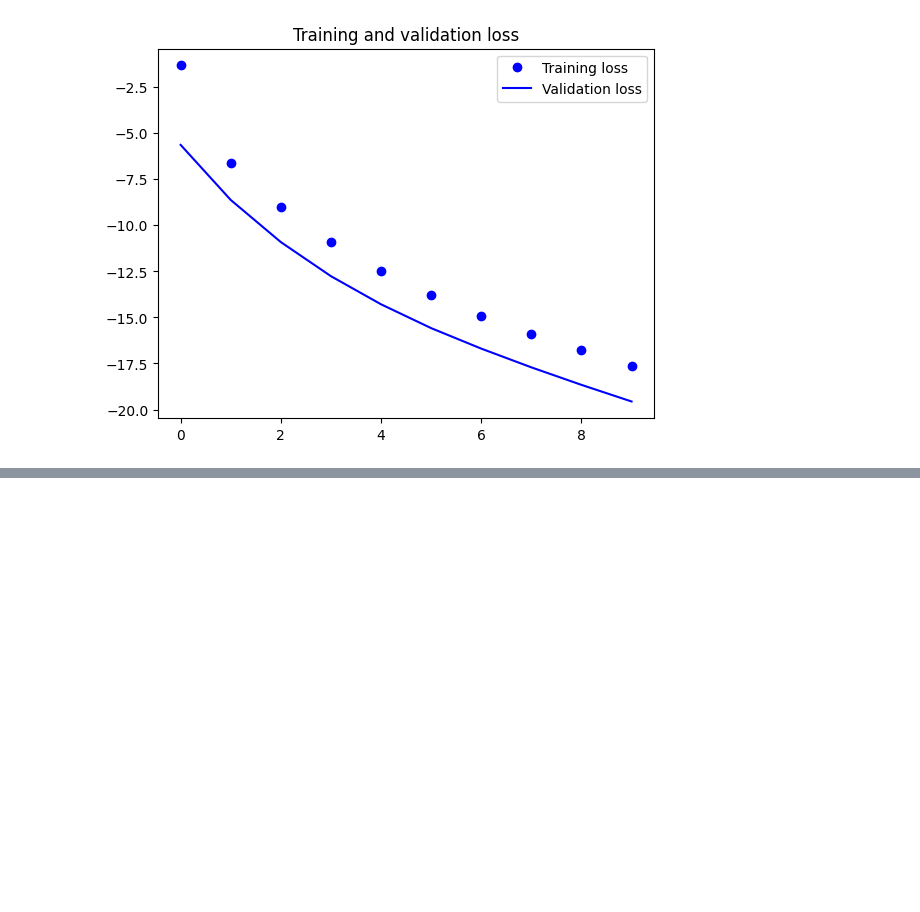
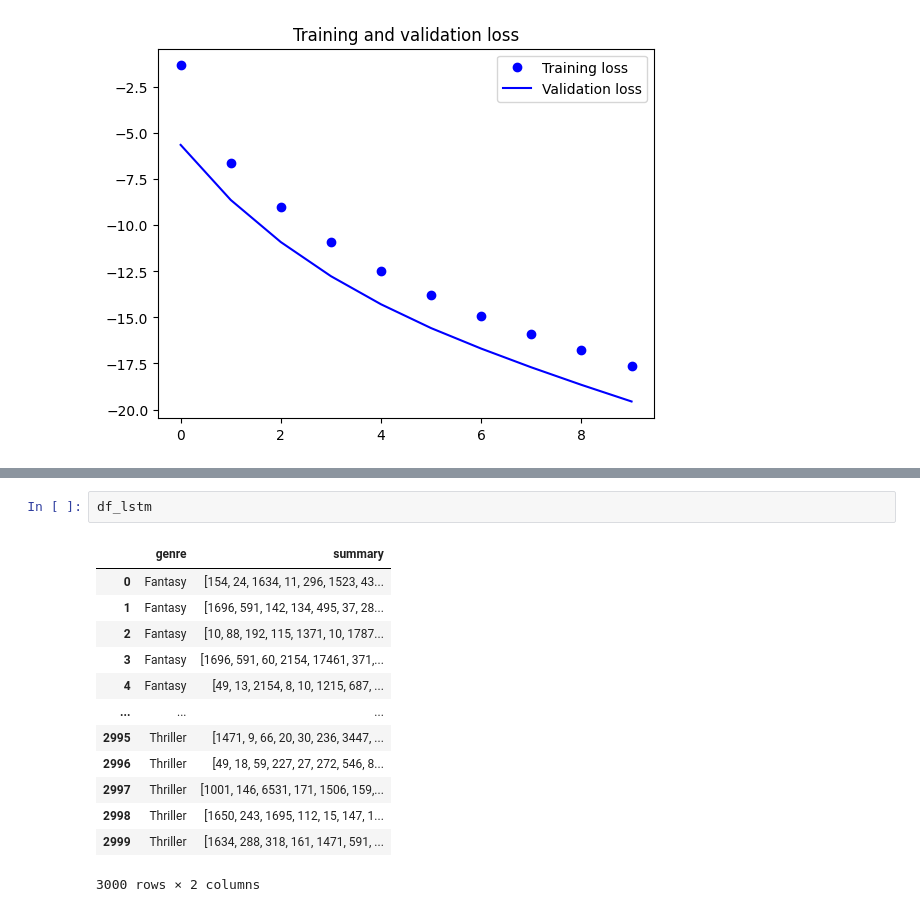
Before and after one commit to Lawrence4U/BookGenreDetector, a Jupyter notebook: src/bookGenreDetector.ipynb, the cells around one changed output, grey strips where cells are left out. Cells and saved outputs as stored; diff of their text form; blank space fills up the shorter version.

```diff
--- a/src/bookGenreDetector.ipynb
+++ b/src/bookGenreDetector.ipynb
@@ -588,0 +618,16 @@ plt.show()
+# %%
+df_lstm
+# %% [output]
+|  | genre | summary |
+| 0 | Fantasy | [154, 24, 1634, 11, 296, 1523, 43... |
+| 1 | Fantasy | [1696, 591, 142, 134, 495, 37, 28... |
+| 2 | Fantasy | [10, 88, 192, 115, 1371, 10, 1787... |
+| 3 | Fantasy | [1696, 591, 60, 2154, 17461, 371,... |
+| 4 | Fantasy | [49, 13, 2154, 8, 10, 1215, 687, ... |
+| ... | ... | ... |
+| 2995 | Thriller | [1471, 9, 66, 20, 30, 236, 3447, ... |
+| 2996 | Thriller | [49, 18, 59, 227, 27, 272, 546, 8... |
+| 2997 | Thriller | [1001, 146, 6531, 171, 1506, 159,... |
+| 2998 | Thriller | [1650, 243, 1695, 112, 15, 147, 1... |
+| 2999 | Thriller | [1634, 288, 318, 161, 1471, 591, ... |
+3000 rows × 2 columns
```
Also changed, not shown: parts of 13 cells of this notebook, 1 other file.
